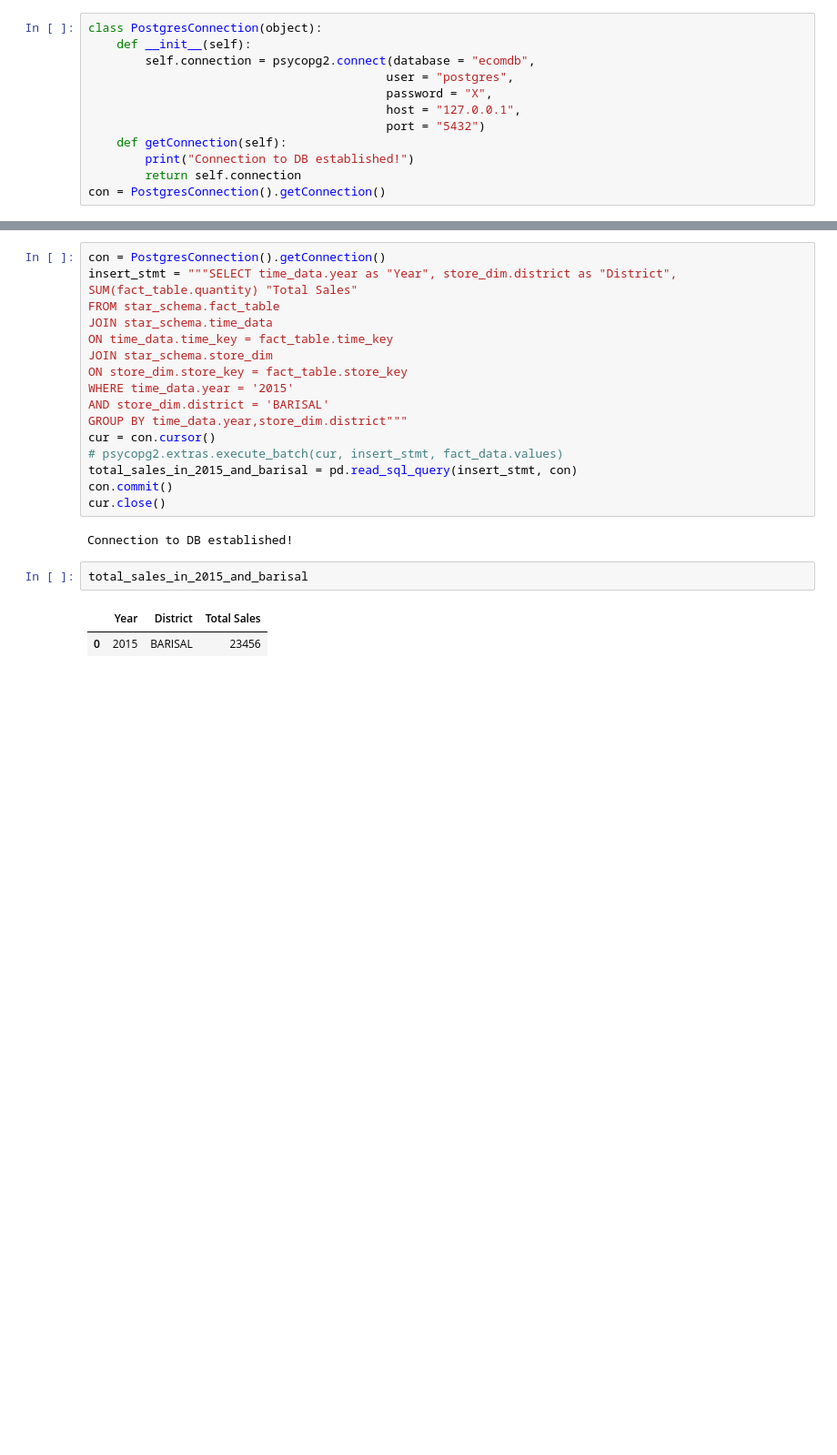
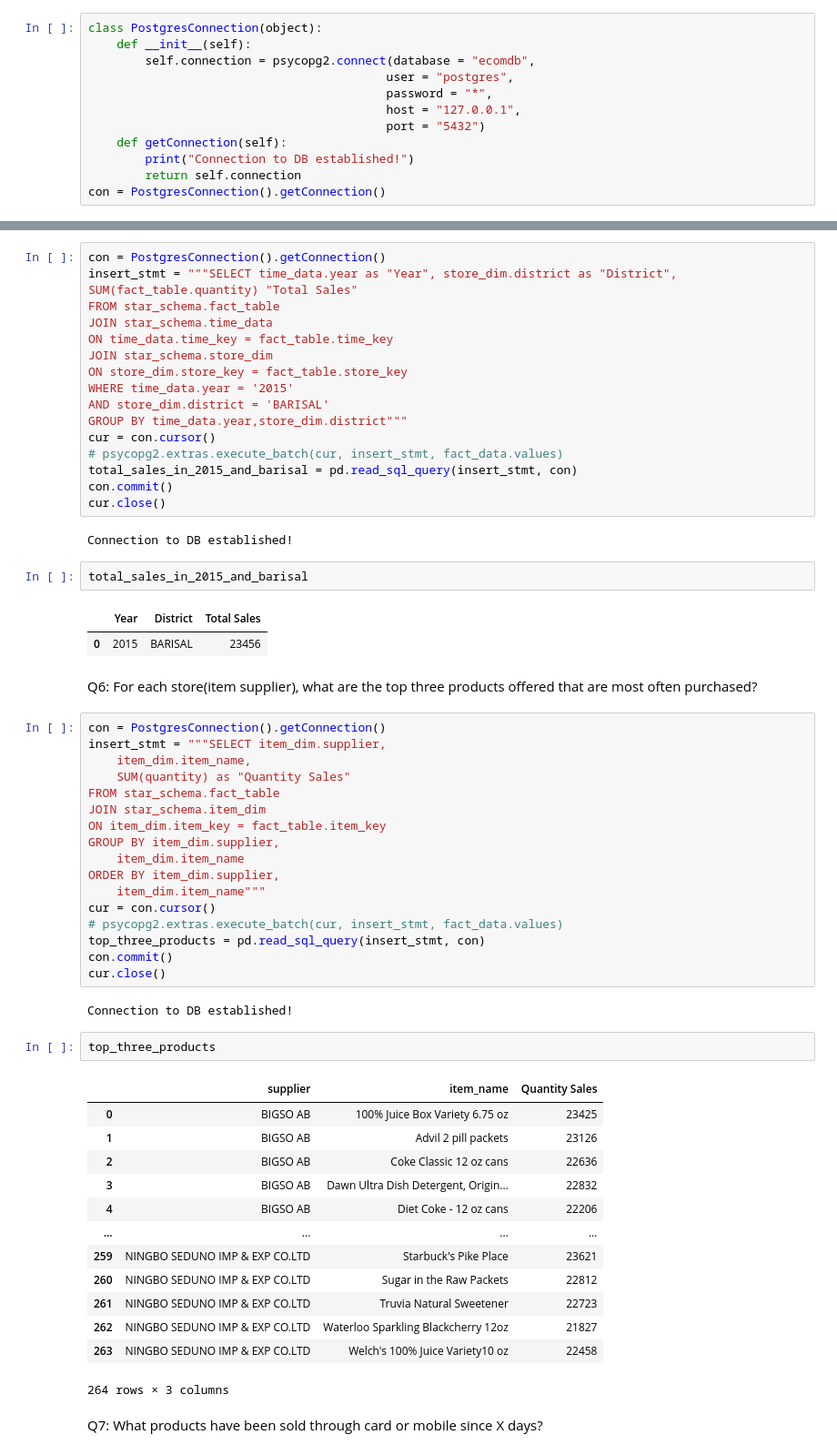
Before and after one commit to esrdlab-vinternship/HDA-5th-Round-vInternship, a Jupyter notebook: OLAP.ipynb, the cells around one changed output, grey strips where cells are left out. Shown at 91% size. Saved outputs shown, nothing was run; the diff lists cells and outputs as text; blank space fills up the shorter version.

```diff
--- a/OLAP.ipynb
+++ b/OLAP.ipynb
@@ -7,7 +7,7 @@ class PostgresConnection(object):
     def __init__(self):
         self.connection = psycopg2.connect(database = "ecomdb",
                                           user = "postgres",
-                                          password = "X",
+                                          password = "*",
                                           host = "127.0.0.1",
                                           port = "5432")
     def getConnection(self):
@@ -297,3 +297,42 @@ total_sales_in_2015_and_barisal
 # %% [output]
 |  | Year | District | Total Sales |
 | 0 | 2015 | BARISAL | 23456 |
+# %% [markdown]
+Q6: For each store(item supplier), what are the top three products offered that are most often purchased?
+# %%
+con = PostgresConnection().getConnection()
+insert_stmt = """SELECT item_dim.supplier,
+	item_dim.item_name,
+	SUM(quantity) as "Quantity Sales"
+FROM star_schema.fact_table
+JOIN star_schema.item_dim
+ON item_dim.item_key = fact_table.item_key
+GROUP BY item_dim.supplier,
+	item_dim.item_name
+ORDER BY item_dim.supplier,
+	item_dim.item_name"""
+cur = con.cursor()
+# psycopg2.extras.execute_batch(cur, insert_stmt, fact_data.values)
+top_three_products = pd.read_sql_query(insert_stmt, con)
+con.commit()
+cur.close()
+# %% [output]
+Connection to DB established!
+# %%
+top_three_products
+# %% [output]
+|  | supplier | item_name | Quantity Sales |
+| 0 | BIGSO AB | 100% Juice Box Variety 6.75 oz | 23425 |
+| 1 | BIGSO AB | Advil 2 pill packets | 23126 |
+| 2 | BIGSO AB | Coke Classic 12 oz cans | 22636 |
+| 3 | BIGSO AB | Dawn Ultra Dish Detergent, Origin... | 22832 |
+| 4 | BIGSO AB | Diet Coke - 12 oz cans | 22206 |
+| ... | ... | ... | ... |
+| 259 | NINGBO SEDUNO IMP & EXP CO.LTD | Starbuck's Pike Place | 23621 |
+| 260 | NINGBO SEDUNO IMP & EXP CO.LTD | Sugar in the Raw Packets | 22812 |
+| 261 | NINGBO SEDUNO IMP & EXP CO.LTD | Truvia Natural Sweetener | 22723 |
+| 262 | NINGBO SEDUNO IMP & EXP CO.LTD | Waterloo Sparkling Blackcherry 12oz | 21827 |
+| 263 | NINGBO SEDUNO IMP & EXP CO.LTD | Welch's 100% Juice Variety10 oz | 22458 |
+264 rows × 3 columns
+# %% [markdown]
+Q7: What products have been sold through card or mobile since X days?
```
Also changed, not shown: parts of 11 cells of this notebook, 1 other file.
